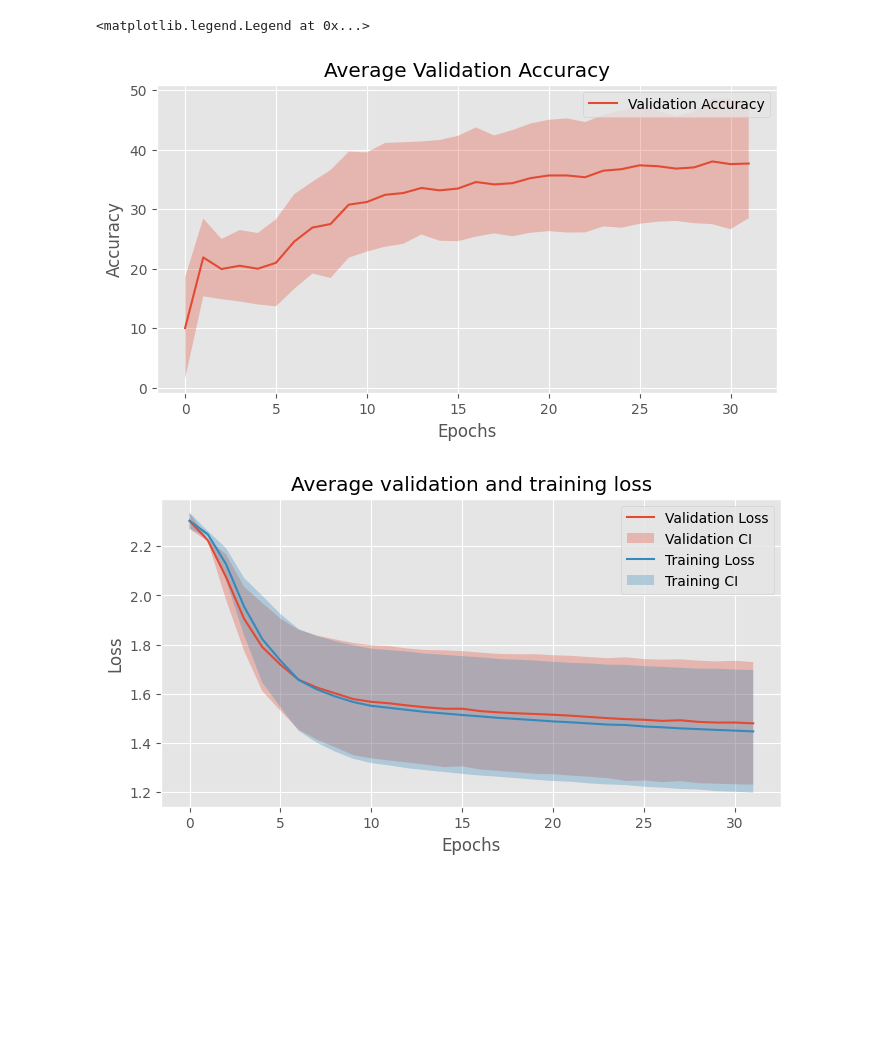
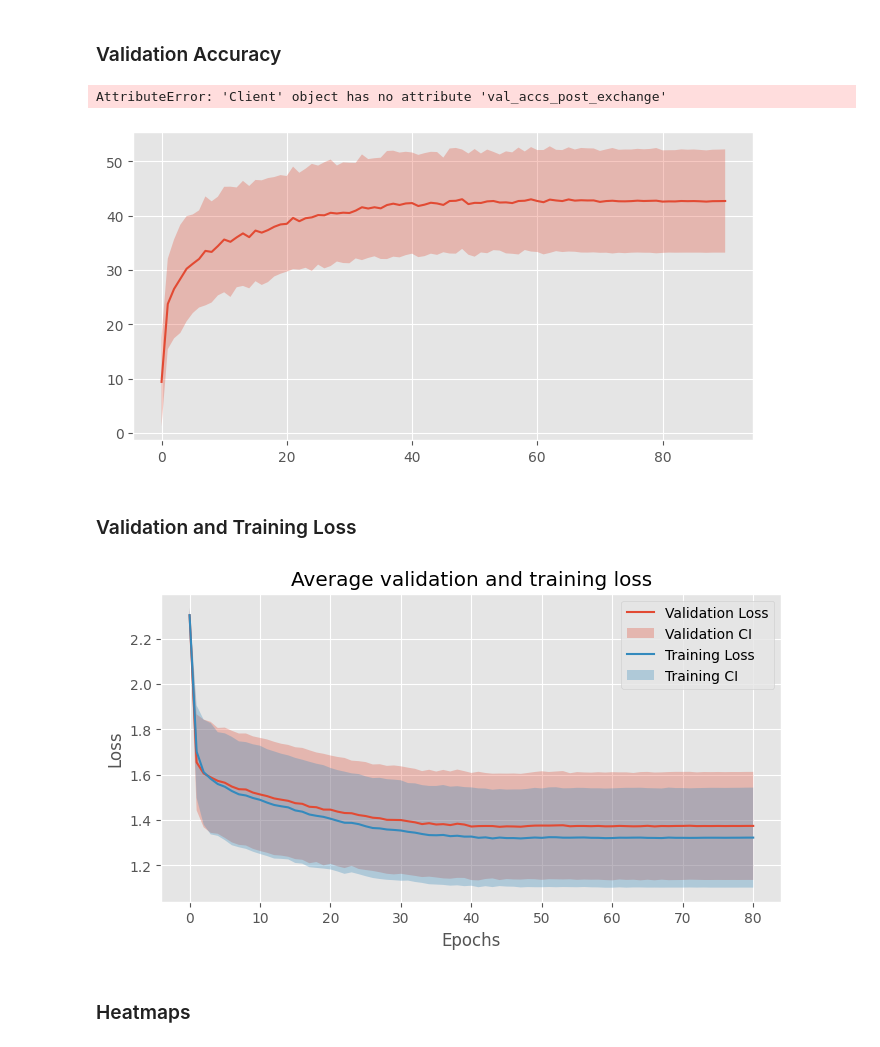
Before and after one commit to tomhagander/decentralized_deep_learning, a Jupyter notebook: analyze_data.ipynb, the cells around one changed output. Cells and saved outputs as stored; diff of their text form; code cells hidden in the pictures; blank space fills up the shorter version.

```diff
--- a/analyze_data.ipynb
+++ b/analyze_data.ipynb
@@ -20,0 +25,22 @@ import pandas as pd
+# %%
+plt.figure(figsize=(8, 4))
+
+stops = []
+for client in clients:
+    stops.append(len(client.val_acc_list))
+plt.hist(stops, bins=50)
+plt.xlabel('Stopped in Round')
+plt.ylabel('Count')
+plt.title('Distribution of Stopped in Round')
+
+# plt mean and standard deviation
+mean = np.mean(stops)
+std = np.std(stops)
+plt.axvline(mean, color='k', linestyle='dashed', linewidth=1)
+plt.text(mean + .5, 1, 'Mean: {:.2f}'.format(mean), rotation=90)
+plt.axvline(mean + std - .5, color='k', linestyle='dashed', linewidth=1)
+plt.text(mean + std, 1, 'Std: {:.2f}'.format(std), rotation=90)
+plt.axvline(mean - std, color='k', linestyle='dashed', linewidth=1)
+plt.text(mean - std + .5, 1, 'Std: {:.2f}'.format(std), rotation=90)
+
+plt.show()
@@ -21,19 +49,47 @@ import pandas as pd
+# %% [markdown]
+### Validation Accuracy
 # %%
 plt.figure(figsize=(8, 4))
+
+# extend val_loss_list for each client to be as long as the longest one
+max_len = max([len(client.val_acc_list) for client in clients])
+# pad end with last value
+for client in clients:
+    client.val_acc_list.extend([client.val_acc_list[-1]] * (max_len - len(client.val_acc_list)))
+
 avg_acc = np.mean([client.val_acc_list for client in clients], axis=0)
 std_acc = np.std([client.val_acc_list for client in clients], axis=0)
 plt.plot(avg_acc)
 plt.fill_between(range(len(avg_acc)), avg_acc - std_acc, avg_acc + std_acc, alpha=0.3)
 
+post_exchange_acc = np.mean([client.val_accs_post_exchange for client in clients], axis=0)
+
+plt.plot(post_exchange_acc)
+
 plt.xlabel('Epochs')
 plt.ylabel('Accuracy')
 plt.title('Average Validation Accuracy')
-plt.legend(['Validation Accuracy'])
+plt.legend(['Validation Accuracy', '1 stddev','Post-Exchange Validation Accuracy'])
 # %% [output]
-<matplotlib.legend.Legend at 0x...>
+AttributeError: 'Client' object has no attribute 'val_accs_post_exchange'
-[figure, old version]
+[figure, new version]
+# %% [markdown]
+### Validation and Training Loss
 # %%
 plt.figure(figsize=(8, 4))
+
+# extend val_loss_list for each client to be as long as the longest one
+max_len = max([len(client.val_loss_list) for client in clients])
+# pad end with last value
+for client in clients:
+    client.val_loss_list.extend([client.val_loss_list[-1]] * (max_len - len(client.val_loss_list)))
+
+# extend train_loss_list for each client to be as long as the longest one
+max_len = max([len(client.train_loss_list) for client in clients])
+# pad end with last value
+for client in clients:
+    client.train_loss_list.extend([client.train_loss_list[-1]] * (max_len - len(client.train_loss_list)))
+
 avg_val_loss = np.mean([client.val_loss_list for client in clients], axis=0)
 std_val_loss = np.std([client.val_loss_list for client in clients], axis=0)
 plt.plot(avg_val_loss)
@@ -50,7 +106,9 @@ plt.title('Average validation and training loss')
 plt.legend(['Validation Loss', 'Validation CI', 'Training Loss', 'Training CI'])
 plt.show()
 # %% [output]
-[figure, old version]
+[figure, new version]
+# %% [markdown]
+### Heatmaps
 # %%
 fig, axes = plt.subplots(1, 3, figsize=(15, 5))
 
```
Also changed, not shown: parts of 8 cells of this notebook, 7 other files.
